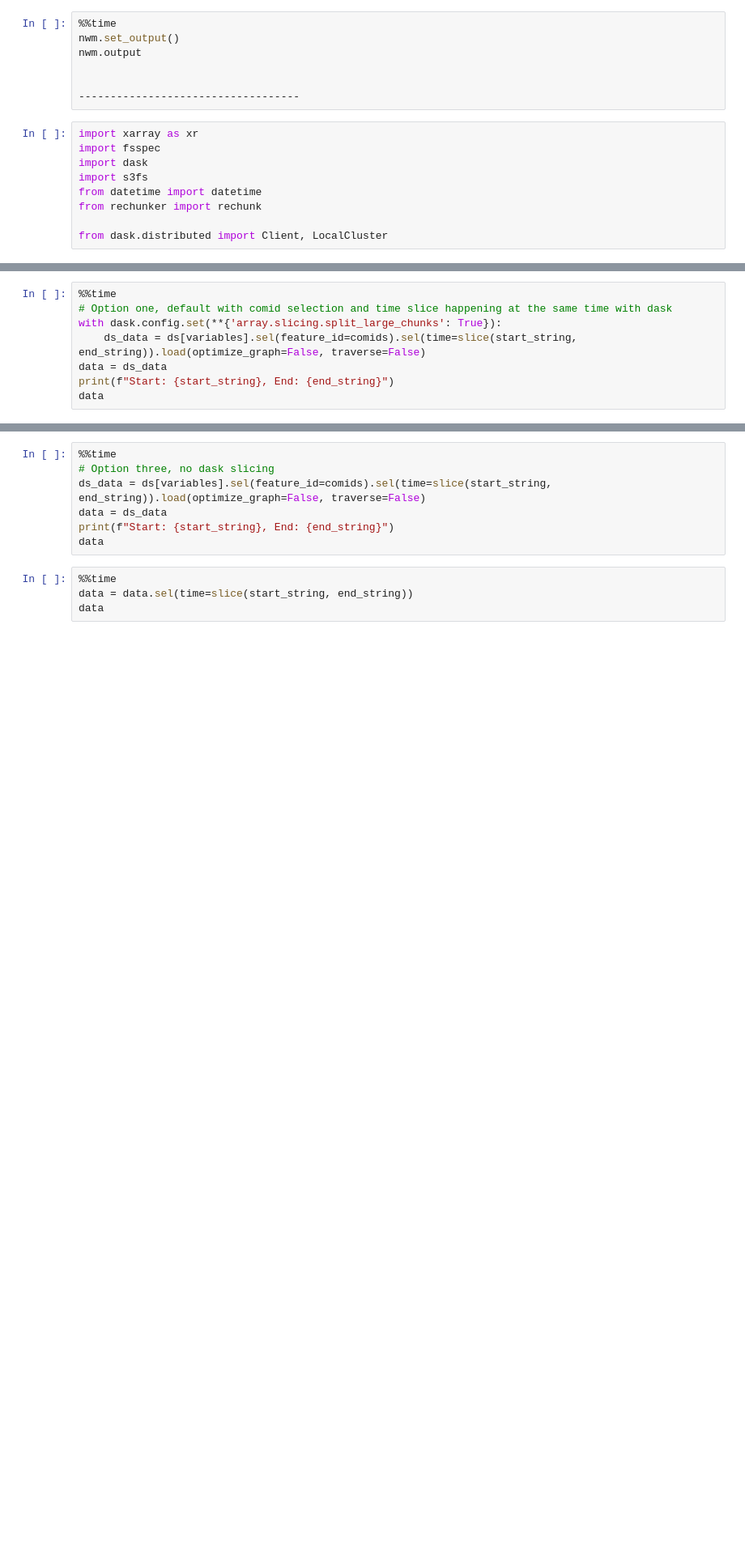
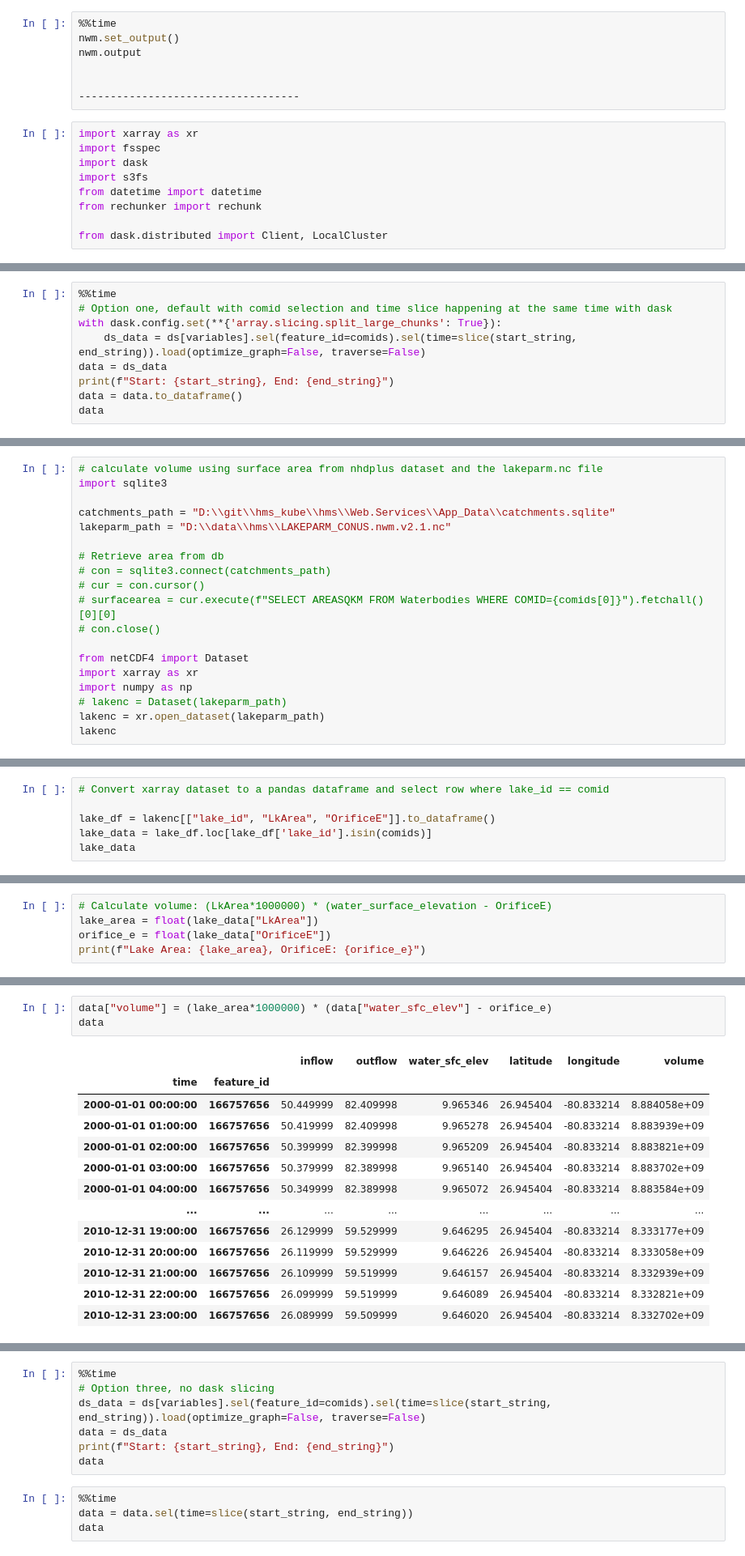
Before and after one commit to quanted/hms_flask, a Jupyter notebook: modules/hms/nwm_reanalysis.ipynb, the cells around one changed output, grey strips where cells are left out. Shown: that part at 81% size. Drawn from its saved outputs; the diff is of its cells as text; blank space fills up the shorter version.

Commit message:
updates for nwm volume data

```diff
--- a/modules/hms/nwm_reanalysis.ipynb
+++ b/modules/hms/nwm_reanalysis.ipynb
@@ -189,4 +173,5 @@ with dask.config.set(**{'array.slicing.split_large_chunks': True}):
     ds_data = ds[variables].sel(feature_id=comids).sel(time=slice(start_string, end_string)).load(optimize_graph=False, traverse=False)
 data = ds_data
 print(f"Start: {start_string}, End: {end_string}")
+data = data.to_dataframe()
 data
@@ -214,0 +196,19 @@ Attributes:
+# %%
+# calculate volume using surface area from nhdplus dataset and the lakeparm.nc file
+import sqlite3
+
+catchments_path = "D:\\git\\hms_kube\\hms\\Web.Services\\App_Data\\catchments.sqlite"
+lakeparm_path = "D:\\data\\hms\\LAKEPARM_CONUS.nwm.v2.1.nc"
+
+# Retrieve area from db
+# con = sqlite3.connect(catchments_path)
+# cur = con.cursor()
+# surfacearea = cur.execute(f"SELECT AREASQKM FROM Waterbodies WHERE COMID={comids[0]}").fetchall()[0][0]
+# con.close()
+
+from netCDF4 import Dataset
+import xarray as xr
+import numpy as np
+# lakenc = Dataset(lakeparm_path)
+lakenc = xr.open_dataset(lakeparm_path)
+lakenc
@@ -214,0 +233,6 @@ Attributes:
+# %%
+# Convert xarray dataset to a pandas dataframe and select row where lake_id == comid
+
+lake_df = lakenc[["lake_id", "LkArea", "OrificeE"]].to_dataframe()
+lake_data = lake_df.loc[lake_df['lake_id'].isin(comids)]
+lake_data
@@ -214,0 +244,5 @@ Attributes:
+# %%
+# Calculate volume: (LkArea*1000000) * (water_surface_elevation - OrificeE)
+lake_area = float(lake_data["LkArea"])
+orifice_e = float(lake_data["OrificeE"])
+print(f"Lake Area: {lake_area}, OrificeE: {orifice_e}")
@@ -214,0 +251,17 @@ Attributes:
+# %%
+data["volume"] = (lake_area*1000000) * (data["water_sfc_elev"] - orifice_e)
+data
+# %% [output]
+|  |  | inflow | outflow | water_sfc_elev | latitude | longitude | volume |
+| time | feature_id |  |  |  |  |  |  |
+| 2000-01-01 00:00:00 | 166757656 | 50.449999 | 82.409998 | 9.965346 | 26.945404 | -80.833214 | 8.884058e+09 |
+| 2000-01-01 01:00:00 | 166757656 | 50.419999 | 82.409998 | 9.965278 | 26.945404 | -80.833214 | 8.883939e+09 |
+| 2000-01-01 02:00:00 | 166757656 | 50.399999 | 82.399998 | 9.965209 | 26.945404 | -80.833214 | 8.883821e+09 |
+| 2000-01-01 03:00:00 | 166757656 | 50.379999 | 82.389998 | 9.965140 | 26.945404 | -80.833214 | 8.883702e+09 |
+| 2000-01-01 04:00:00 | 166757656 | 50.349999 | 82.389998 | 9.965072 | 26.945404 | -80.833214 | 8.883584e+09 |
+| ... | ... | ... | ... | ... | ... | ... | ... |
+| 2010-12-31 19:00:00 | 166757656 | 26.129999 | 59.529999 | 9.646295 | 26.945404 | -80.833214 | 8.333177e+09 |
+| 2010-12-31 20:00:00 | 166757656 | 26.119999 | 59.529999 | 9.646226 | 26.945404 | -80.833214 | 8.333058e+09 |
+| 2010-12-31 21:00:00 | 166757656 | 26.109999 | 59.519999 | 9.646157 | 26.945404 | -80.833214 | 8.332939e+09 |
+| 2010-12-31 22:00:00 | 166757656 | 26.099999 | 59.519999 | 9.646089 | 26.945404 | -80.833214 | 8.332821e+09 |
+| 2010-12-31 23:00:00 | 166757656 | 26.089999 | 59.509999 | 9.646020 | 26.945404 | -80.833214 | 8.332702e+09 |
```
Also changed, not shown: parts of 10 cells of this notebook, 2 other files.
